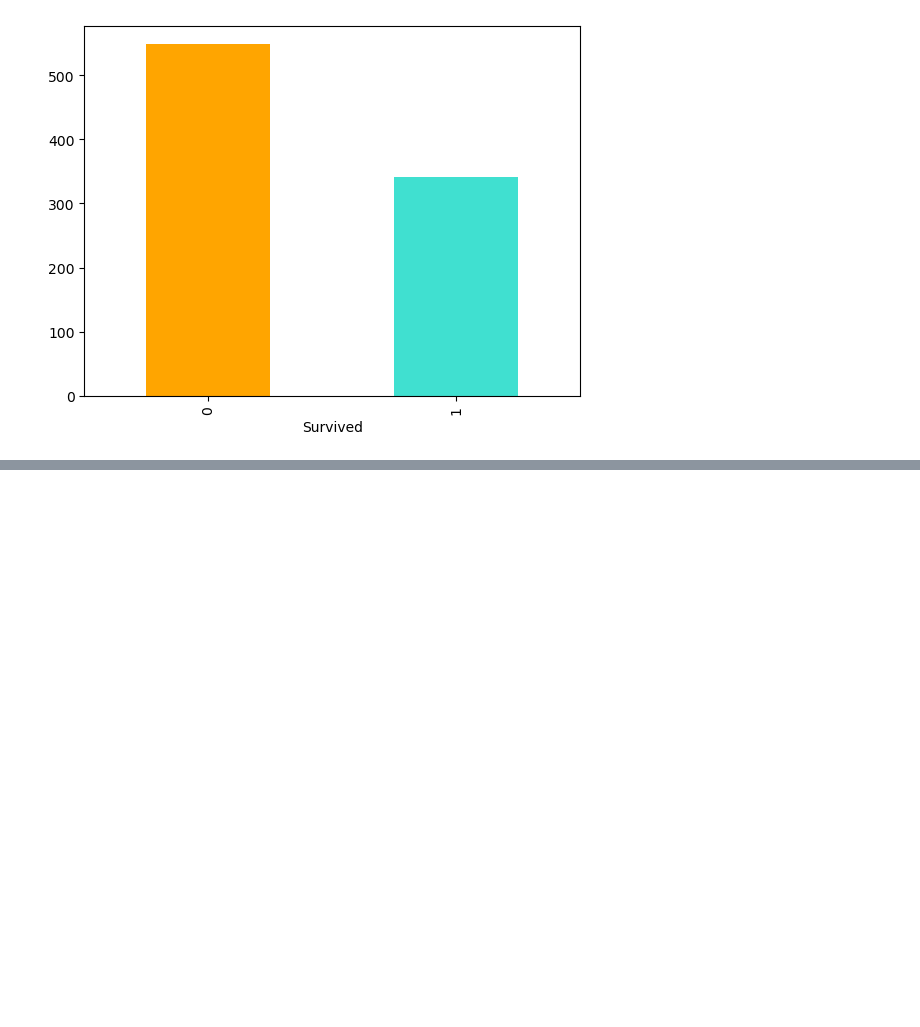
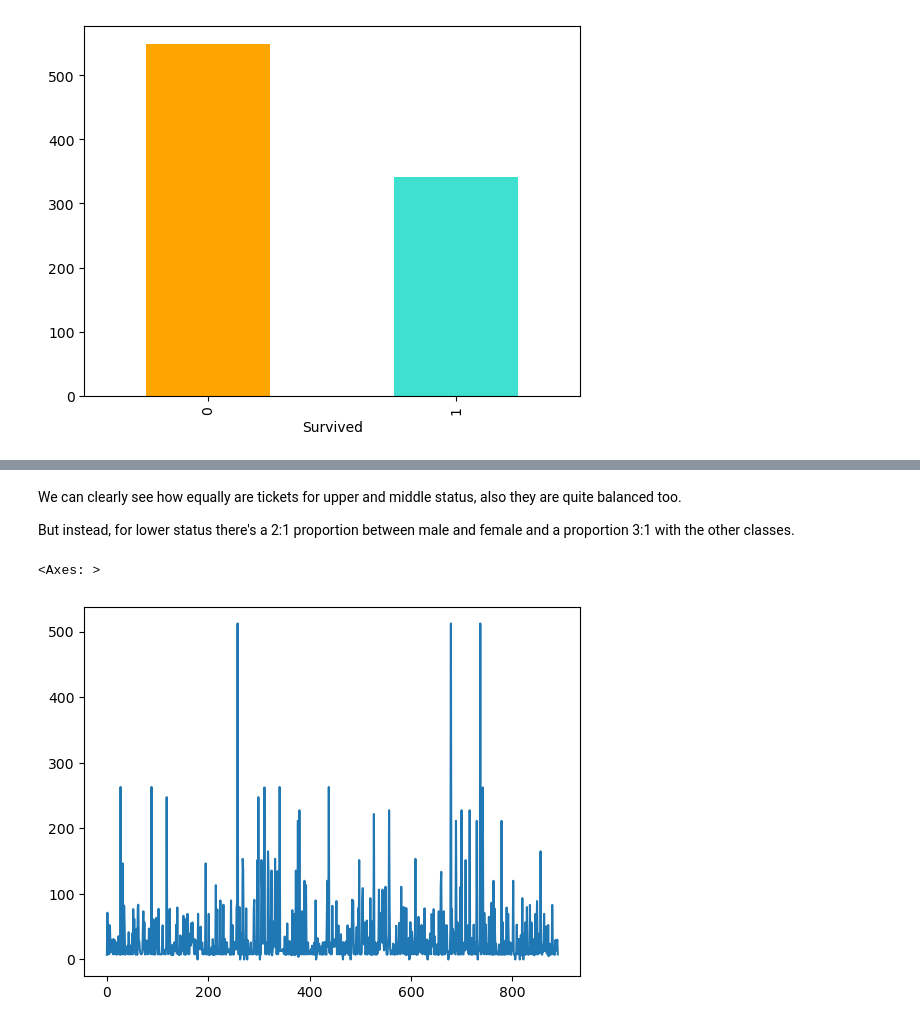
Before and after one commit to germgallardo/Titanic-Survival-Prediction, a Jupyter notebook: end-to-end-titanic.ipynb, the cells around one changed output, grey strips where cells are left out. Cells and saved outputs as stored; diff of their text form; code cells hidden in the pictures; blank space fills up the shorter version.

```diff
--- a/end-to-end-titanic.ipynb
+++ b/end-to-end-titanic.ipynb
@@ -193,0 +238,9 @@ ValueError: could not convert string to float: 'Braund, Mr. Owen Harris'
+# %% [markdown]
+We can clearly see how equally are tickets for upper and middle status, also they are quite balanced too.
+
+But instead, for lower status there's a 2:1 proportion between male and female and a proportion 3:1 with the other classes.
+# %%
+train_data["Fare"].plot()
+# %% [output]
+<Axes: >
+[figure, added]
```
Also changed, not shown: parts of 19 cells of this notebook.
